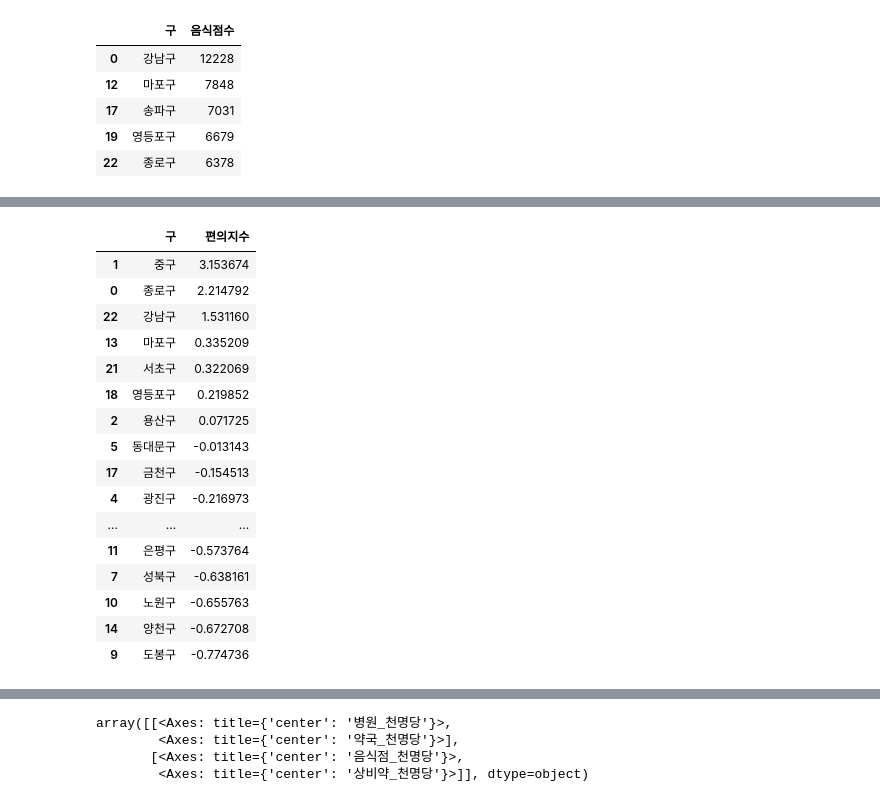
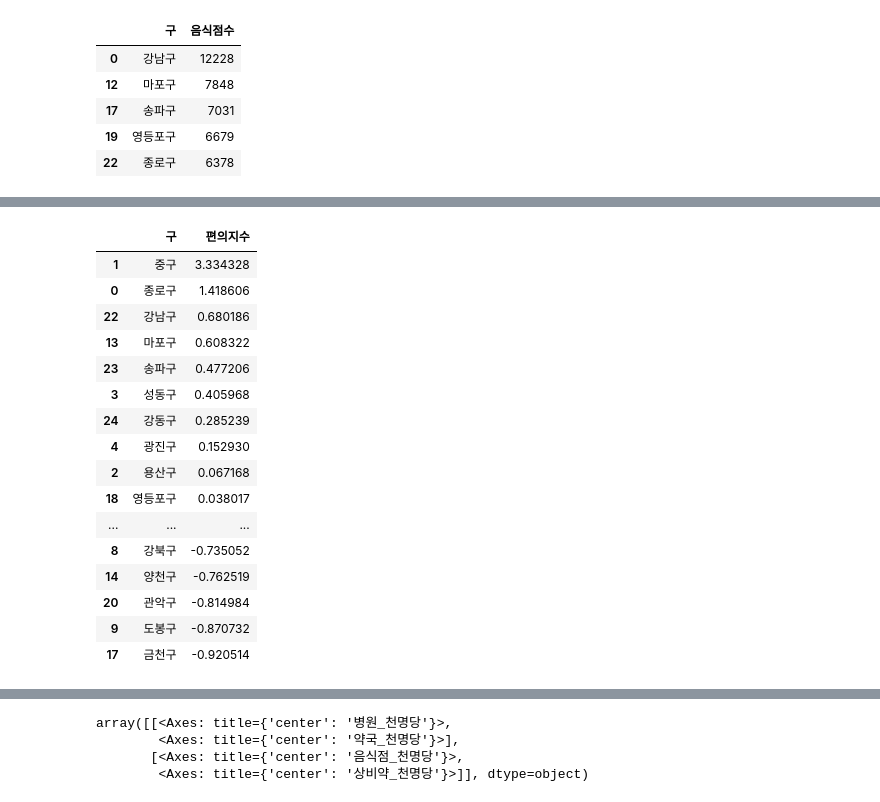
Before and after one commit to JiunShin1214/Social_Project, a Jupyter notebook: Social_project.ipynb, the cells around one changed output, grey strips where cells are left out. Saved outputs shown, nothing was run; the diff lists cells and outputs as text; code cells hidden in the pictures.

```diff
--- a/Social_project.ipynb
+++ b/Social_project.ipynb
@@ -576,5 +766,15 @@ df["병원_천명당"] = df["병원수"] / df["인구"] * 1000
 df["약국_천명당"] = df["약국수"] / df["인구"] * 1000
 df["음식점_천명당"] = df["음식점수"] / df["인구"] * 1000
 df["상비약_천명당"] = df["상비약판매업소수"] / df["인구"] * 1000
-display(df.head())
+
+
+# 인구 밀도
+df["인구밀도"] = df["인구"] / df["시가화면적"]
+
+# 교통 지수
+df["교통지수"] = df["역수"] / df["시가화면적"]
+
+
+df[[
+    "병원_천명당","약국_천명당","음식점_천명당","상비약_천명당"]].describe()
 # %% [output]
@@ -658,5 +981,0 @@ plt.show()
-# %%
-df["청년_rank"] = df["청년비율"].rank()
-df["음식점_rank"] = df["음식점_천명당"].rank()
-
-df[["구","청년_rank","음식점_rank"]].sort_values("청년_rank")
@@ -681,40 +1063,75 @@ df[["구","청년_rank","음식점_rank"]].sort_values("청년_rank")
 # %%
+#편의지수 계산
+
 '''
-서로 다른 시설 지표를 하나의 비교 가능한 점수(편의점수)로 통합
-단위는 같아도 분포가 다르기에 그대로 평균내면 왜곡된다
-따라서 평균0, 표준편차 1로 변환, 표준화를 진행한다.
+편의지수는 시설 공급 수준(천명당 시설 수)과 교통 접근성을 결합하여 산출하였다.
+서로 단위와 분포가 다른 변수는 표준화(Z-score)를 통해 평균 0, 표준편차 1로 변환한 후,
+선형 결합하여 종합 지수를 구성하였다.
 
-편의지수 - 표준화 후 각 시설을 동일 가중치로 반영한 종합 점수
+편의지수 = 0.4 × (시설지수) + 0.6 × (교통지수_Z)
+
+시설지수 = 평균(Z_병원_천명당, Z_약국_천명당, Z_음식점_천명당, Z_상비약_천명당)
+
+
+시설 내부 변수 간에는 상대적 중요도를 구분할 명확한 근거가 없어 동일 가중치를 적용하였다.
+반면 교통 변수는 상관분석에서 시설 밀도와 일관된 양의 관계를 보여
+상대적으로 높은 설명력을 갖는 것으로 판단되어, 시설지수 대비 높은 가중치를 부여하였다
+인구밀도 변수는 시설 밀도와 동일한 시가화면적을 분모로 갖는 구조적 중복이 존재하며,
+상관분석 결과에서도 일관된 방향성이 확인되지 않아 지수 구성에서 제외하였다.
 '''
 
 
-cols = ["병원_천명당", "약국_천명당", "음식점_천명당", "상비약_천명당"]
+# =========================================
+# 편의지수 계산 (시설 공급 + 교통 접근성)
+# =========================================
 
-for col in cols:
-    df[col+"_z"] = (df[col] - df[col].mean()) / df[col].std()
+# [1] 시설 공급 변수 (천명당 기준)
+# - 인구 규모 차이를 제거하고 지역 간 시설 공급 수준을 비교하기 위한 지표
+facility_cols = ["병원_천명당", "약국_천명당", "음식점_천명당", "상비약_천명당"]
 
-df["편의지수"] = df[[c+"_z" for c in cols]].mean(axis=1)
+# [2] Z-score 표준화
+# - 서로 다른 분포/단위를 가진 변수들을 평균 0, 표준편차 1로 변환
+for col in facility_cols:
+    df[col + "_z"] = (df[col] - df[col].mean()) / df[col].std()
+
+# [3] 시설지수 (동일 가중 평균)
+# - 시설 간 중요도를 구분할 명확한 근거가 없으므로 동일 가중치 적용
+df["시설지수"] = df[[c + "_z" for c in facility_cols]].mean(axis=1)
+
+# [4] 교통지수 표준화
+# - 교통 접근성을 동일 척도로 반영
+df["교통지수_z"] = (df["교통지수"] - df["교통지수"].mean()) / df["교통지수"].std()
+
+# [5] 최종 편의지수
+# - 상관분석 결과, 교통 변수가 시설 밀도와 가장 일관된 관계를 보였으므로
+#   시설 대비 높은 가중치를 부여 (데이터 기반 가중치)
+df["편의지수"] = (
+    df["시설지수"] * 0.4 +
+    df["교통지수_z"] * 0.6
+)
+
+# [6] 결과 정렬
 df_rank = df.sort_values("편의지수", ascending=False)
 
 display(df_rank[["구", "편의지수"]])
 # %% [output]
 |  | 구 | 편의지수 |
-| 1 | 중구 | 3.153674 |
-| 0 | 종로구 | 2.214792 |
-| 22 | 강남구 | 1.531160 |
-| 13 | 마포구 | 0.335209 |
-| 21 | 서초구 | 0.322069 |
-| 18 | 영등포구 | 0.219852 |
-| 2 | 용산구 | 0.071725 |
-| 5 | 동대문구 | -0.013143 |
-| 17 | 금천구 | -0.154513 |
-| 4 | 광진구 | -0.216973 |
+| 1 | 중구 | 3.334328 |
+| 0 | 종로구 | 1.418606 |
+| 22 | 강남구 | 0.680186 |
+| 13 | 마포구 | 0.608322 |
+| 23 | 송파구 | 0.477206 |
+| 3 | 성동구 | 0.405968 |
+| 24 | 강동구 | 0.285239 |
+| 4 | 광진구 | 0.152930 |
+| 2 | 용산구 | 0.067168 |
+| 18 | 영등포구 | 0.038017 |
 | ... | ... | ... |
-| 11 | 은평구 | -0.573764 |
-| 7 | 성북구 | -0.638161 |
-| 10 | 노원구 | -0.655763 |
-| 14 | 양천구 | -0.672708 |
-| 9 | 도봉구 | -0.774736 |
+| 8 | 강북구 | -0.735052 |
+| 14 | 양천구 | -0.762519 |
+| 20 | 관악구 | -0.814984 |
+| 9 | 도봉구 | -0.870732 |
+| 17 | 금천구 | -0.920514 |
 # %%
 #박스플롯 시각화
 
```
Also changed, not shown: parts of 30 cells of this notebook, 2 other files.
